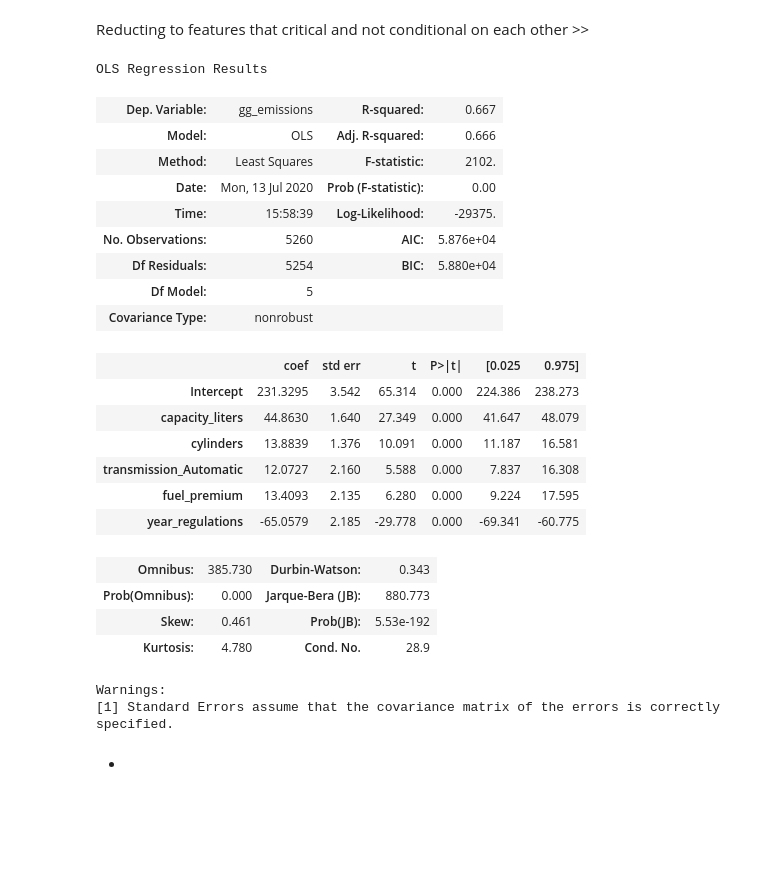
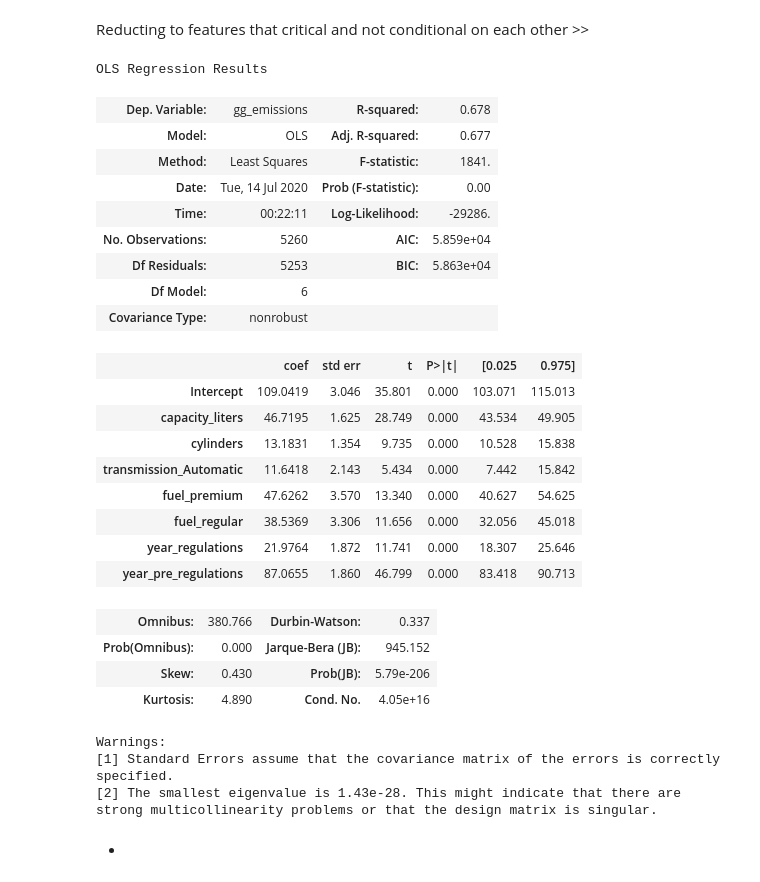
Before and after one commit to cecann10/Test, a Jupyter notebook: Metis_Projects/project_2_celinaplaza/data_and_analysis/all_cars_gge_model.ipynb, the cells around one changed output. Cells and saved outputs as stored; diff of their text form; code cells hidden in the pictures; blank space fills up the shorter version.

Commit message:
updates to model for metis project 2

```diff
--- a/Metis_Projects/project_2_celinaplaza/data_and_analysis/all_cars_gge_model.ipynb
+++ b/Metis_Projects/project_2_celinaplaza/data_and_analysis/all_cars_gge_model.ipynb
@@ -226,38 +229,43 @@ Reducting to features that critical and not conditional on each other >>
 # %%
 # Define the model for greenhouse gas emissions of cars
 cars_model = smf.ols('''gg_emissions ~ capacity_liters + cylinders
-              + transmission_Automatic + fuel_premium + year_regulations''',
+              + transmission_Automatic + fuel_premium + fuel_regular
+              + year_regulations + year_pre_regulations + year_regulations''',
                      data=all_cars_eda)
 
 # Fit the model
 cars_fit = cars_model.fit()
 
 # Print summary statistics of the model's performance
 cars_fit.summary()
 # %% [output]
 OLS Regression Results
-| Dep. Variable: | gg_emissions | R-squared: | 0.667 |
-| Model: | OLS | Adj. R-squared: | 0.666 |
-| Method: | Least Squares | F-statistic: | 2102. |
-| Date: | Mon, 13 Jul 2020 | Prob (F-statistic): | 0.00 |
-| Time: | 15:58:39 | Log-Likelihood: | -29375. |
-| No. Observations: | 5260 | AIC: | 5.876e+04 |
-| Df Residuals: | 5254 | BIC: | 5.880e+04 |
-| Df Model: | 5 |  |  |
+| Dep. Variable: | gg_emissions | R-squared: | 0.678 |
+| Model: | OLS | Adj. R-squared: | 0.677 |
+| Method: | Least Squares | F-statistic: | 1841. |
+| Date: | Tue, 14 Jul 2020 | Prob (F-statistic): | 0.00 |
+| Time: | 00:22:11 | Log-Likelihood: | -29286. |
+| No. Observations: | 5260 | AIC: | 5.859e+04 |
+| Df Residuals: | 5253 | BIC: | 5.863e+04 |
+| Df Model: | 6 |  |  |
 | Covariance Type: | nonrobust |  |  |
 |  | coef | std err | t | P>|t| | [0.025 | 0.975] |
-| Intercept | 231.3295 | 3.542 | 65.314 | 0.000 | 224.386 | 238.273 |
-| capacity_liters | 44.8630 | 1.640 | 27.349 | 0.000 | 41.647 | 48.079 |
-| cylinders | 13.8839 | 1.376 | 10.091 | 0.000 | 11.187 | 16.581 |
-| transmission_Automatic | 12.0727 | 2.160 | 5.588 | 0.000 | 7.837 | 16.308 |
-| fuel_premium | 13.4093 | 2.135 | 6.280 | 0.000 | 9.224 | 17.595 |
-| year_regulations | -65.0579 | 2.185 | -29.778 | 0.000 | -69.341 | -60.775 |
+| Intercept | 109.0419 | 3.046 | 35.801 | 0.000 | 103.071 | 115.013 |
+| capacity_liters | 46.7195 | 1.625 | 28.749 | 0.000 | 43.534 | 49.905 |
+| cylinders | 13.1831 | 1.354 | 9.735 | 0.000 | 10.528 | 15.838 |
+| transmission_Automatic | 11.6418 | 2.143 | 5.434 | 0.000 | 7.442 | 15.842 |
+| fuel_premium | 47.6262 | 3.570 | 13.340 | 0.000 | 40.627 | 54.625 |
+| fuel_regular | 38.5369 | 3.306 | 11.656 | 0.000 | 32.056 | 45.018 |
+| year_regulations | 21.9764 | 1.872 | 11.741 | 0.000 | 18.307 | 25.646 |
+| year_pre_regulations | 87.0655 | 1.860 | 46.799 | 0.000 | 83.418 | 90.713 |
-| Omnibus: | 385.730 | Durbin-Watson: | 0.343 |
-| Prob(Omnibus): | 0.000 | Jarque-Bera (JB): | 880.773 |
-| Skew: | 0.461 | Prob(JB): | 5.53e-192 |
-| Kurtosis: | 4.780 | Cond. No. | 28.9 |
+| Omnibus: | 380.766 | Durbin-Watson: | 0.337 |
+| Prob(Omnibus): | 0.000 | Jarque-Bera (JB): | 945.152 |
+| Skew: | 0.430 | Prob(JB): | 5.79e-206 |
+| Kurtosis: | 4.890 | Cond. No. | 4.05e+16 |
 Warnings:
 [1] Standard Errors assume that the covariance matrix of the errors is correctly specified.
+[2] The smallest eigenvalue is 1.43e-28. This might indicate that there are
+strong multicollinearity problems or that the design matrix is singular.
 # %% [markdown]
 -
 # %% [markdown]
```
Also changed, not shown: parts of 52 cells of this notebook, 10 other files.
